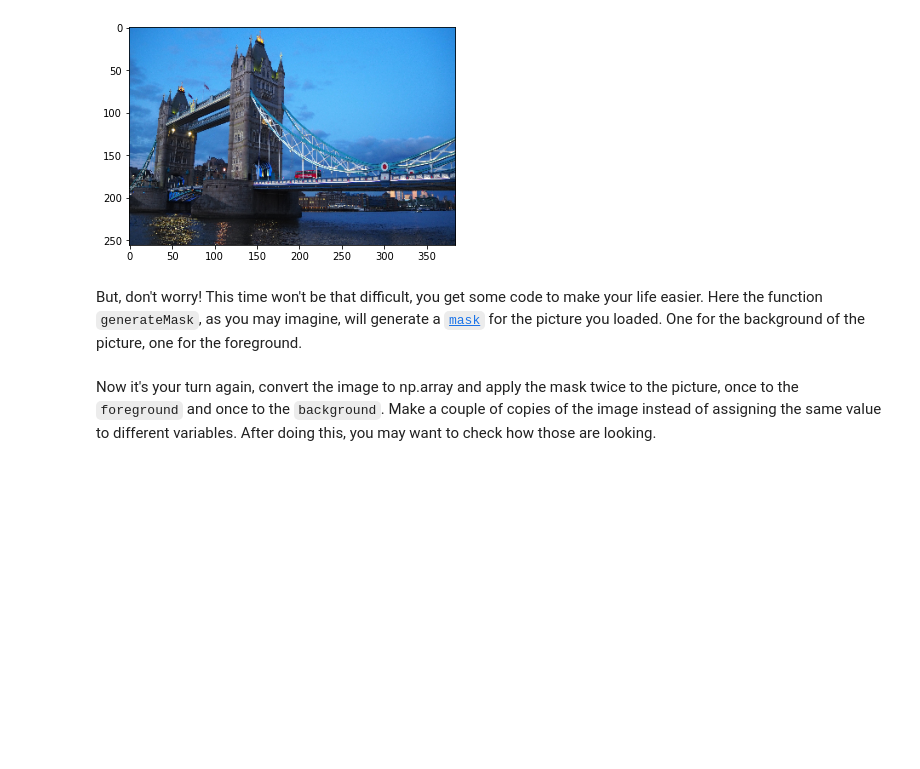
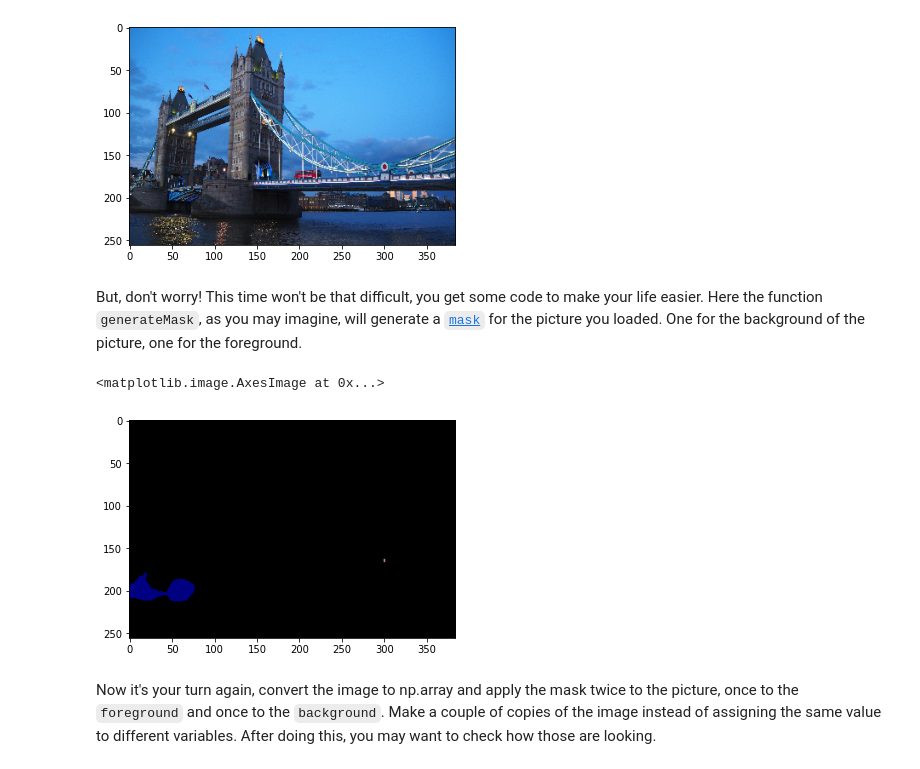
Before and after one commit to CarlosSanzDGP/lab-image-segmentation, a Jupyter notebook: main.ipynb, the cells around one changed output. Cells and saved outputs as stored; diff of their text form; code cells hidden in the pictures; blank space fills up the shorter version.

```diff
--- a/main.ipynb
+++ b/main.ipynb
@@ -73,9 +73,15 @@ Here the function `generateMask`, as you may imagine, will generate a [`mask`](h
 # %%
 # Generate a mask
 
 
-mask = generateMask(img)
+mask = generateMask(bridge)
 background_mask = np.all(mask == [0, 0, 0], axis=-1)
 foreground_mask = np.any(mask != [0, 0, 0], axis=-1)
+
+#este plot no lo pide pero lo he sacado de algun sitio y me gusta ver que hago
+plt.imshow(mask)
+# %% [output]
+<matplotlib.image.AxesImage at 0x...>
+[figure, added]
 # %% [markdown]
 Now it's your turn again, convert the image to np.array and apply the mask twice to the picture, once to the `foreground` and once to the `background`. Make a couple of copies of the image instead of assigning the same value to different variables. After doing this, you may want to check how those are looking.
```
Also changed, not shown: parts of 16 cells of this notebook.
